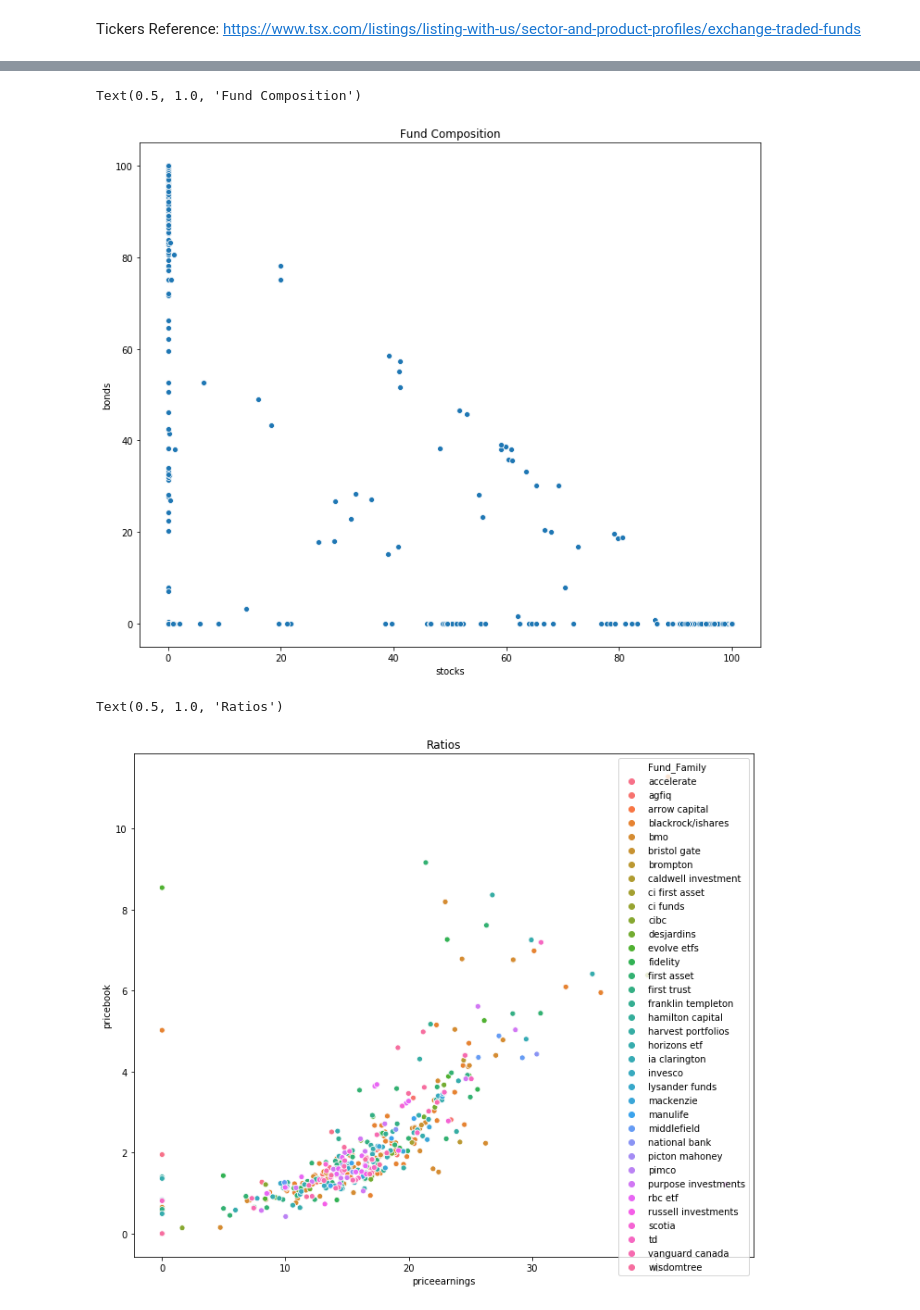
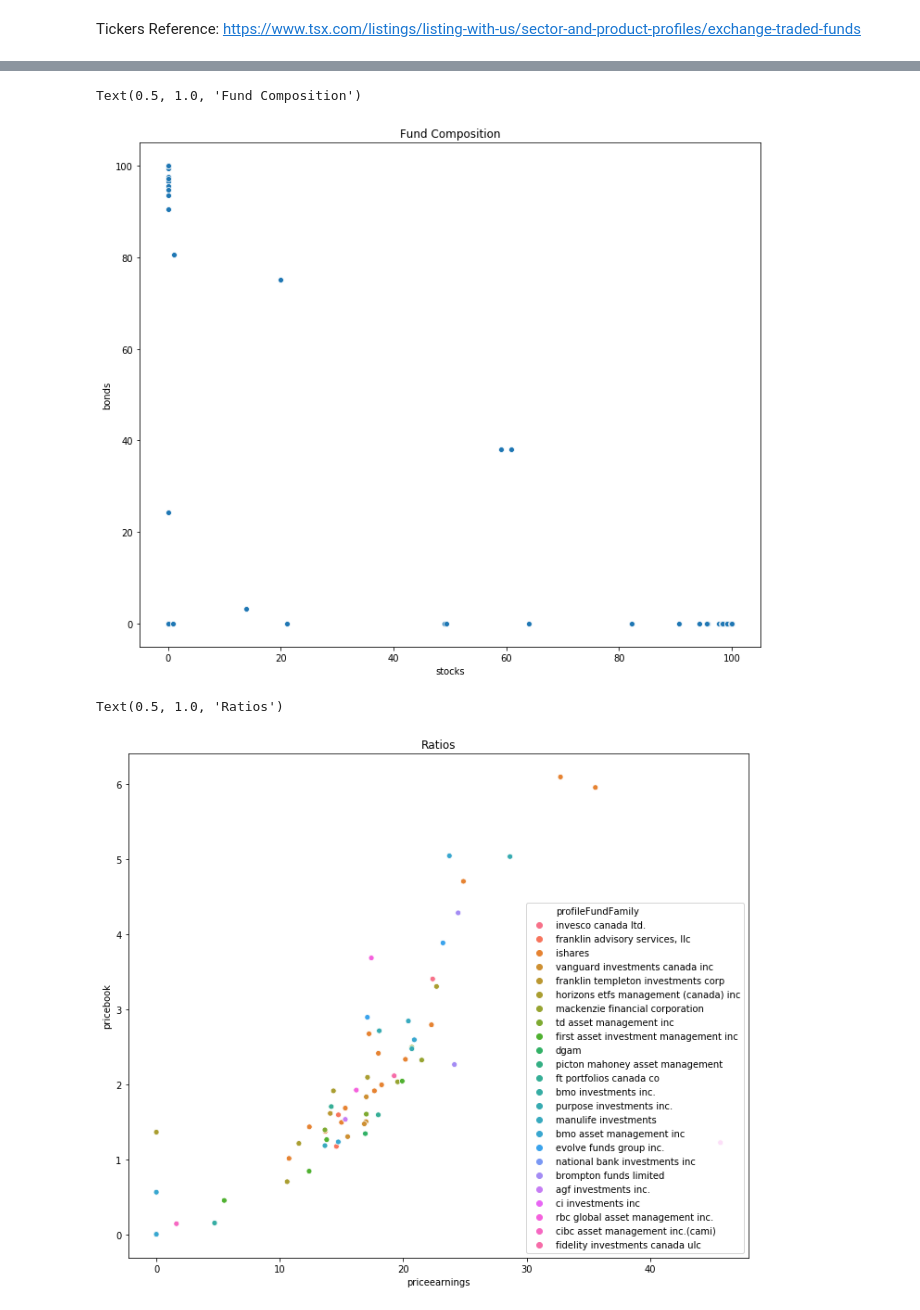
Before and after one commit to rajayalamanchili/etfanalysis, a Jupyter notebook: ETF_data_analysis.ipynb, the cells around one changed output, grey strips where cells are left out. Saved outputs shown, nothing was run; the diff lists cells and outputs as text; code cells hidden in the pictures.

```diff
--- a/ETF_data_analysis.ipynb
+++ b/ETF_data_analysis.ipynb
@@ -16,0 +9,8 @@ Reading ticker data from file: done
+# %%
+# read data
+rootDir = "../"
+#inputFileName = "tsx-et-fs-mi-g-list-2020-06-22-en.csv"
+inputFileName = "sample_tickers.csv"
+
+#tickers from tsx exchange need .TO as suffix
+fundInfo = fi.FundCompositionMetrics(rootDir, inputFileName, ".TO", readLocal=False)
@@ -55,11 +49,14 @@ Name: Ticker, dtype: object
 # %%
-selectedColumns = ["Ticker", "Fund_Family", "previous_close", "stocks", "bonds",
+selectedColumns = ["symbol", "profileFundFamily", "previous_close", "stocks", "bonds",
                    "priceearnings", "pricebook", "pricesales", "pricecashflow"]
 dataDF = fundInfoDF.loc[:, selectedColumns]
 dataDF = dataDF.dropna(subset=['previous_close'])
-dataDF = dataDF.drop(dataDF[dataDF["stocks"] == "TOR"].index)
+dataDF = dataDF.drop(dataDF[(dataDF["stocks"] == "TOR")
+                            | (dataDF["stocks"] == "N/A")
+                            | (dataDF["bonds"] == "N/A")].index)
 # %%
-dataDF["Fund_Family"] = dataDF["Fund_Family"].str.lower()
+dataDF["profileFundFamily"] = dataDF["profileFundFamily"].str.lower()
 dataDF[["stocks", "bonds"]] = dataDF[["stocks", "bonds"]].replace("%", "", regex=True).astype(float)
+dataDF[selectedColumns[2:]] = dataDF[selectedColumns[2:]].astype(float)
 dataDF
 # %% [output]
@@ -82,14 +79,14 @@ sns.scatterplot(data=dataDF, x="stocks", y="bonds", ax=ax)
 ax.set_title("Fund Composition")
 # %% [output]
 Text(0.5, 1.0, 'Fund Composition')
-[figure, old version]
+[figure, new version]
 # %%
 fig, ax = plt.subplots(figsize = (12, 10))
-sns.scatterplot(data=dataDF, x="priceearnings", y="pricebook", hue="Fund_Family", ax=ax)
+sns.scatterplot(data=dataDF, x="priceearnings", y="pricebook", hue="profileFundFamily", ax=ax)
 ax.set_title("Ratios")
 # %% [output]
 Text(0.5, 1.0, 'Ratios')
-[figure, old version]
+[figure, new version]
 # %%
 from sklearn.cluster import KMeans
 
```
Also changed, not shown: parts of 8 cells of this notebook, 3 other files.
